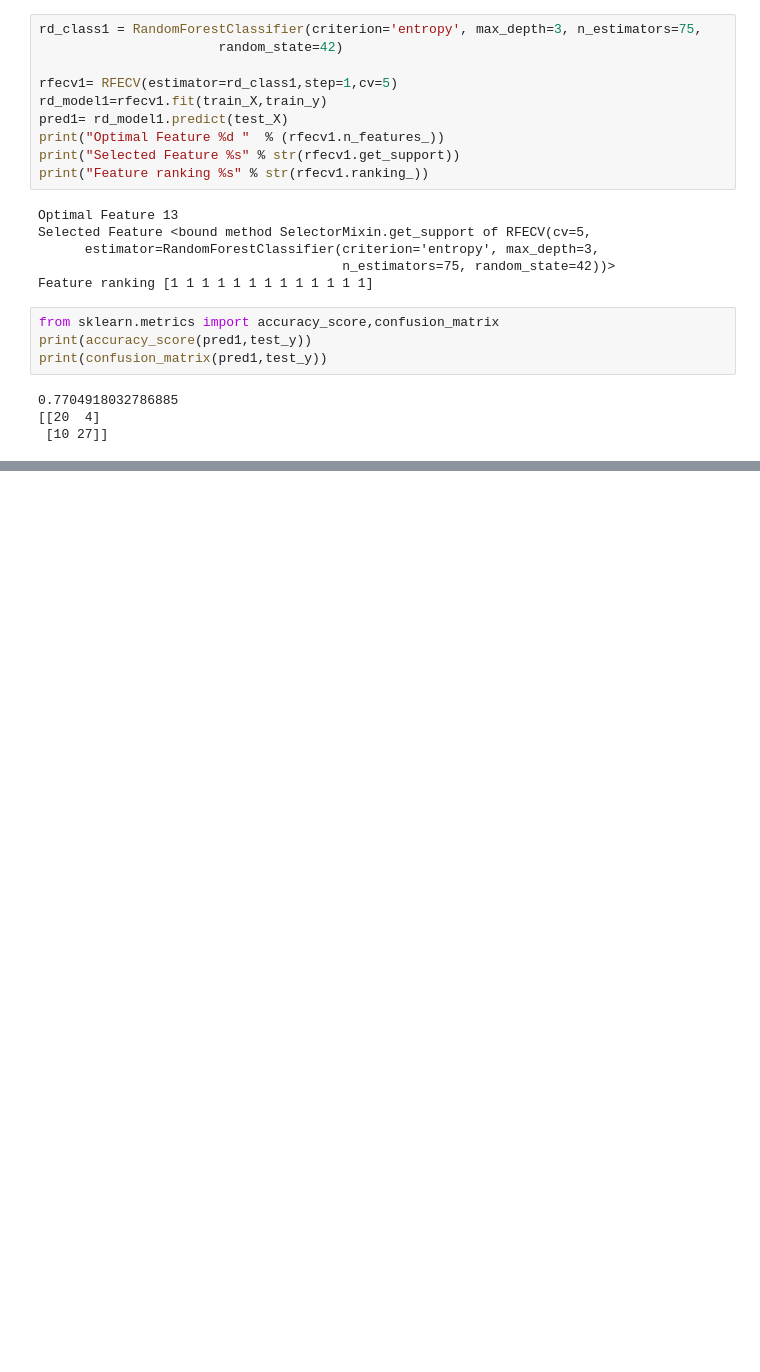
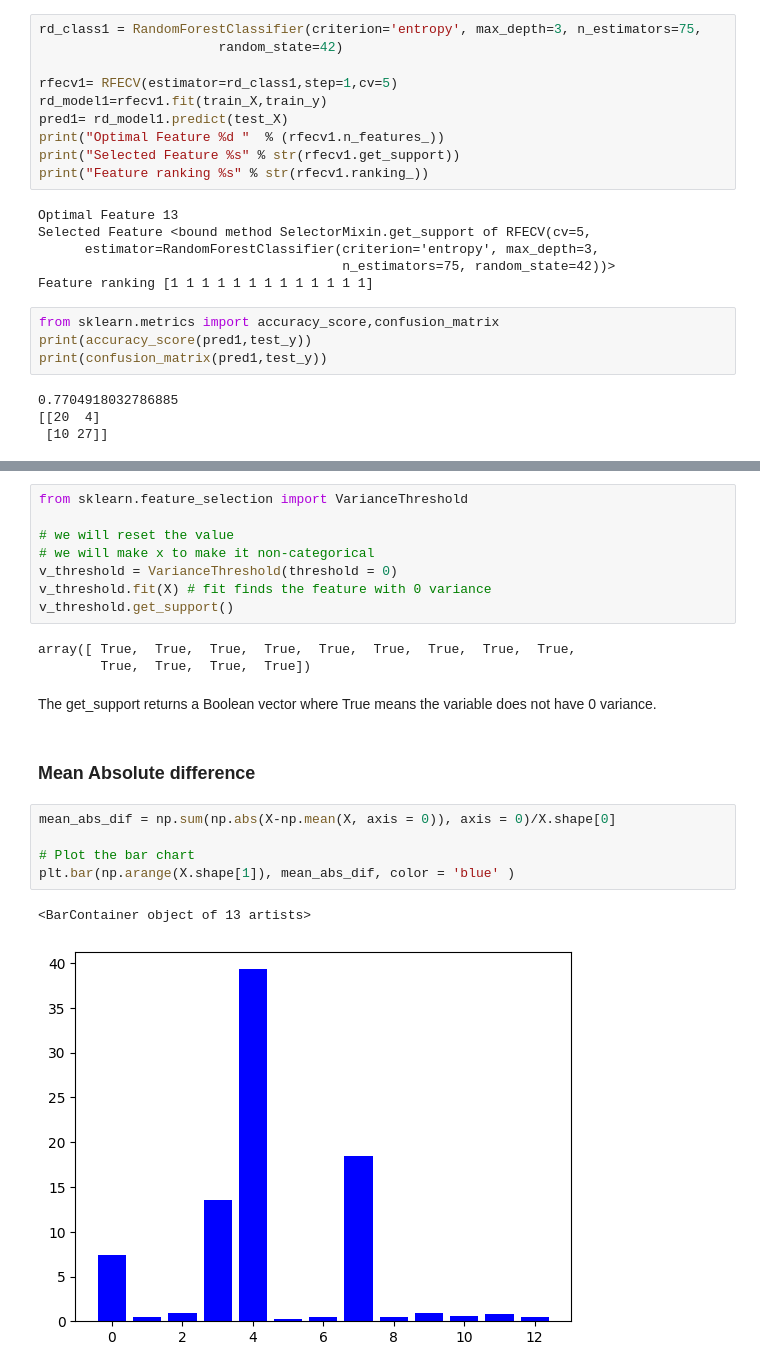
Before and after one commit to kigit2017/FeatureSelection, a Jupyter notebook: Featureselection.ipynb, the cells around one changed output, grey strips where cells are left out. Saved outputs shown, nothing was run; the diff lists cells and outputs as text; blank space fills up the shorter version.

```diff
--- a/Featureselection.ipynb
+++ b/Featureselection.ipynb
@@ -259,0 +415,23 @@ print(confusion_matrix(pred1,test_y))
+# %%
+from sklearn.feature_selection import VarianceThreshold
+
+# we will reset the value
+# we will make x to make it non-categorical
+v_threshold = VarianceThreshold(threshold = 0)
+v_threshold.fit(X) # fit finds the feature with 0 variance
+v_threshold.get_support()
+# %% [output]
+array([ True,  True,  True,  True,  True,  True,  True,  True,  True,
+        True,  True,  True,  True])
+# %% [markdown]
+The get_support returns a Boolean vector where True means the variable does not have 0 variance.
+# %% [markdown]
+### Mean Absolute difference
+# %%
+mean_abs_dif = np.sum(np.abs(X-np.mean(X, axis = 0)), axis = 0)/X.shape[0]
+
+# Plot the bar chart
+plt.bar(np.arange(X.shape[1]), mean_abs_dif, color = 'blue' )
+# %% [output]
+<BarContainer object of 13 artists>
+[figure, added]
```
Also changed, not shown: parts of 14 cells of this notebook.
